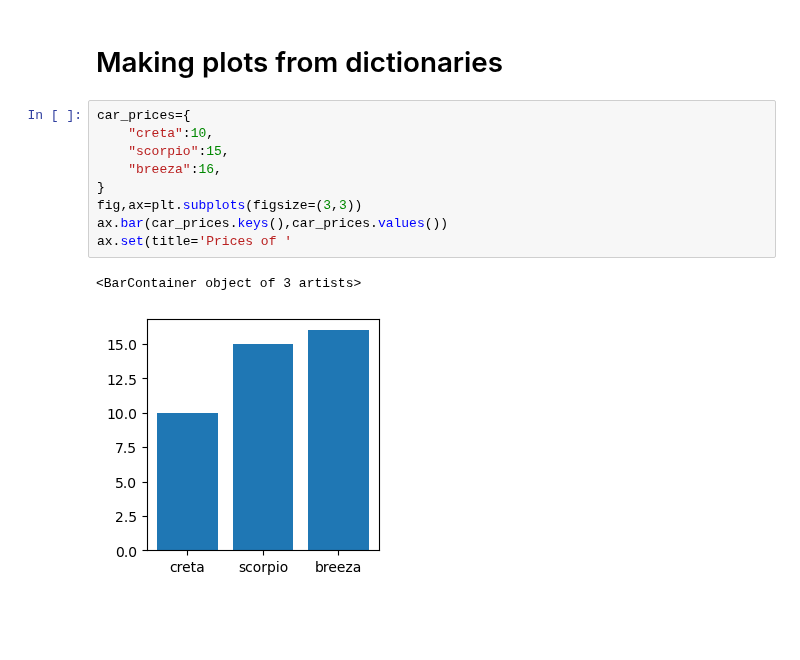
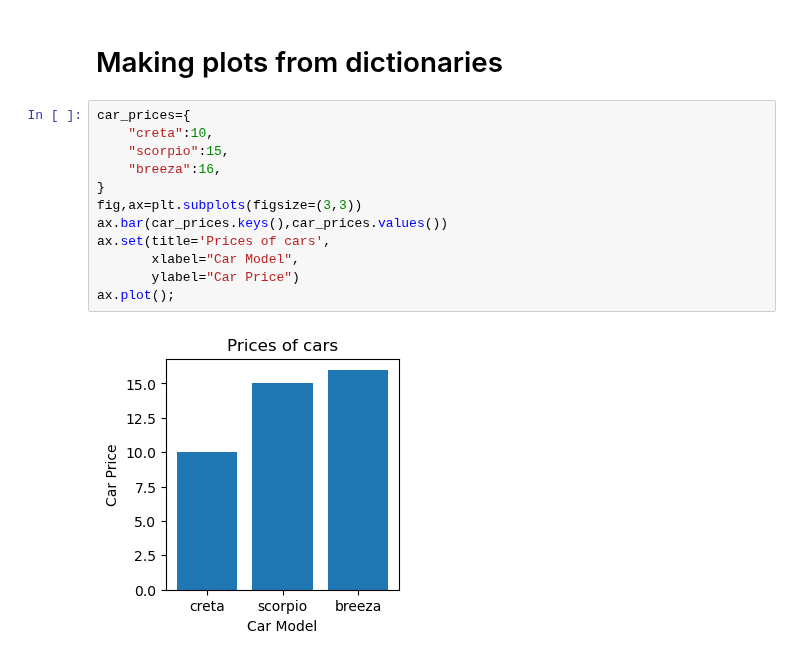
Before and after one commit to FairozAhmadSheikh/Machine_and_Deep_Learning_Basic_To_Advance, a Jupyter notebook: revision_matplotlib.ipynb, the cells around one changed output. Saved outputs shown, nothing was run; the diff lists cells and outputs as text; blank space fills up the shorter version.

```diff
--- a/revision_matplotlib.ipynb
+++ b/revision_matplotlib.ipynb
@@ -82,12 +82,14 @@ ax.plot(x,np.cos(x))
 # %%
 car_prices={
     "creta":10,
     "scorpio":15,
     "breeza":16,
 }
 fig,ax=plt.subplots(figsize=(3,3))
 ax.bar(car_prices.keys(),car_prices.values())
-ax.set(title='Prices of '
+ax.set(title='Prices of cars',
+       xlabel="Car Model",
+       ylabel="Car Price")
+ax.plot();
 # %% [output]
-<BarContainer object of 3 artists>
-[figure, old version]
+[figure, new version]
```
Also changed, not shown: parts of 6 cells of this notebook.
